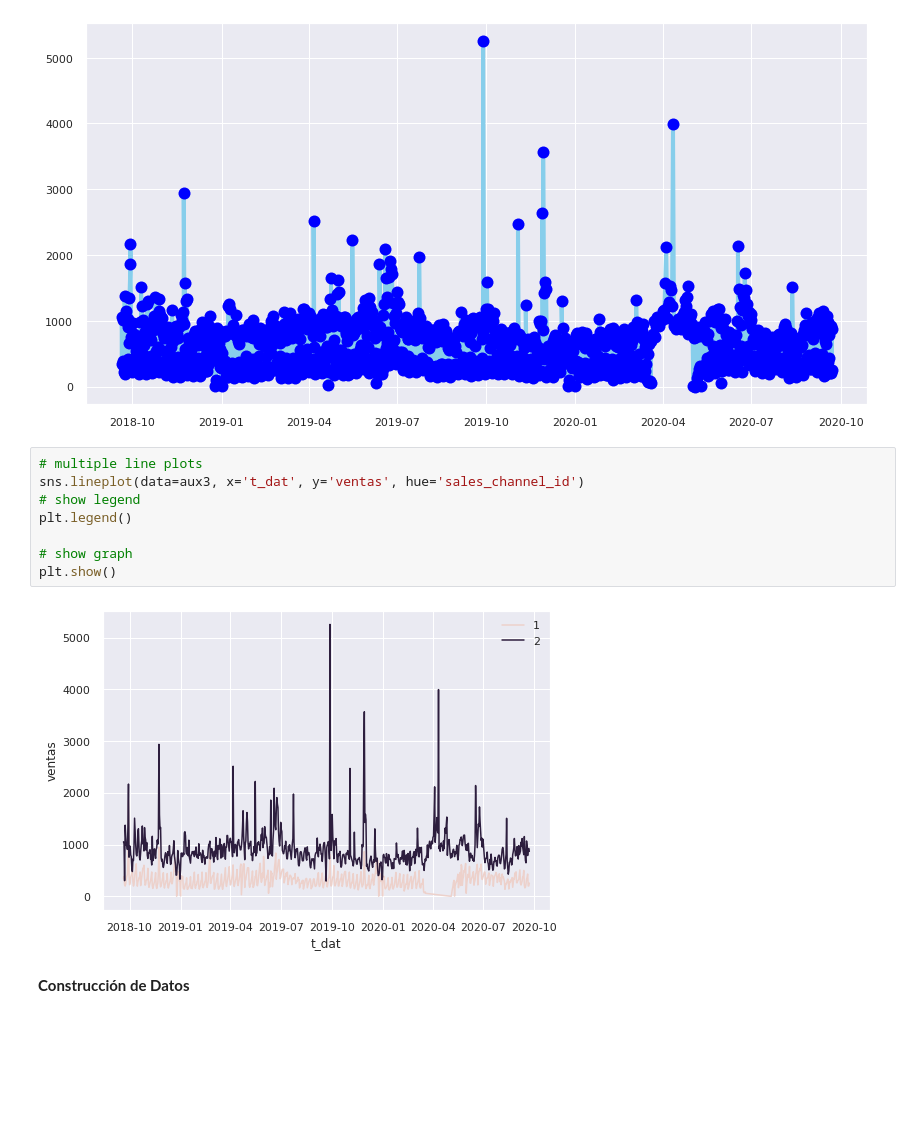
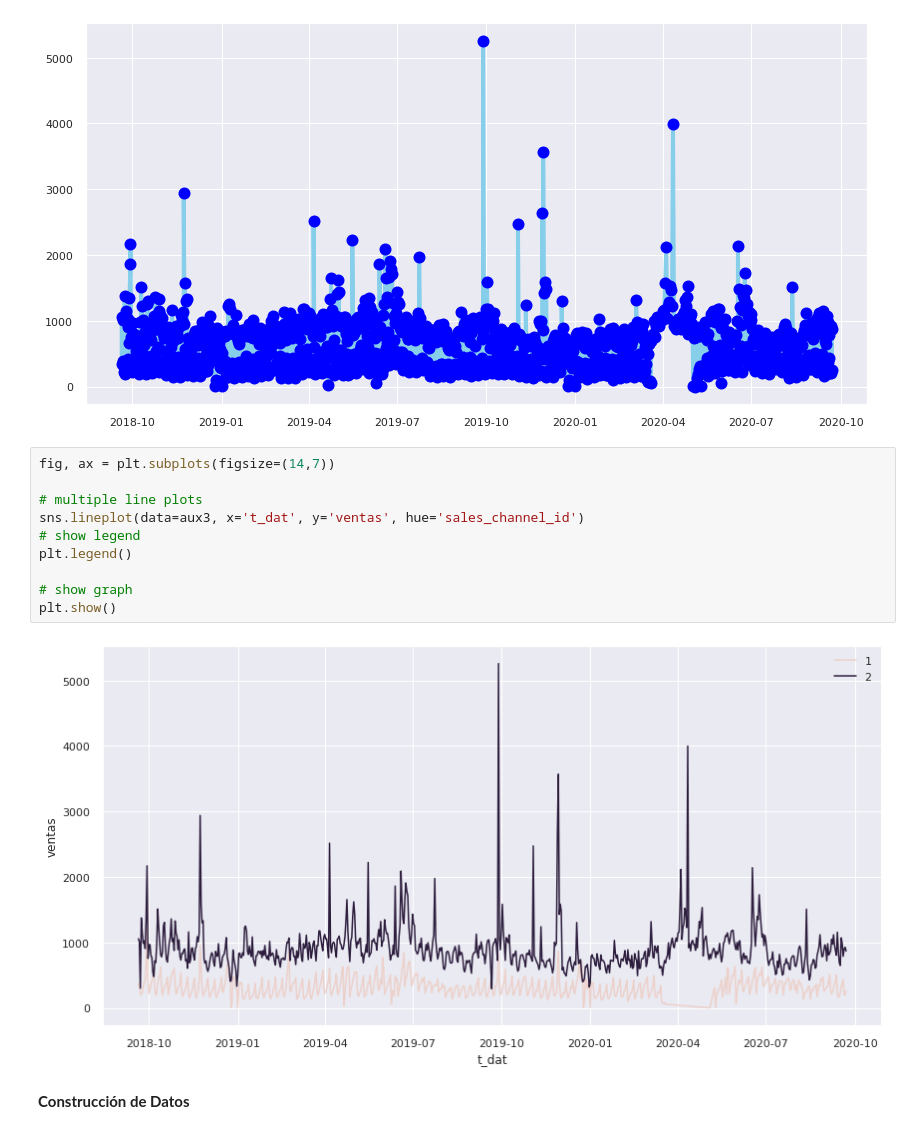
Before and after one commit to AndresPerelmuter/Customers-Segmentation---Clustering, a Jupyter notebook: Cluster_H&M.ipynb, the cells around one changed output. Drawn from its saved outputs; the diff is of its cells as text; blank space fills up the shorter version.

```diff
--- a/Cluster_H&M.ipynb
+++ b/Cluster_H&M.ipynb
@@ -347,15 +360,17 @@ plt.plot( 't_dat', 'ventas', data=aux3, marker='o', markerfacecolor='blue', mark
 [<matplotlib.lines.Line2D at 0x...>]
 [figure]
 # %%
+fig, ax = plt.subplots(figsize=(14,7))
+
 # multiple line plots
 sns.lineplot(data=aux3, x='t_dat', y='ventas', hue='sales_channel_id')
 # show legend
 plt.legend()
 
 # show graph
 plt.show()
 # %% [output]
-[figure, old version]
+[figure, new version]
 # %% [markdown]
 **Construcción de Datos**
 # %%
```
Also changed, not shown: parts of 20 cells of this notebook.
